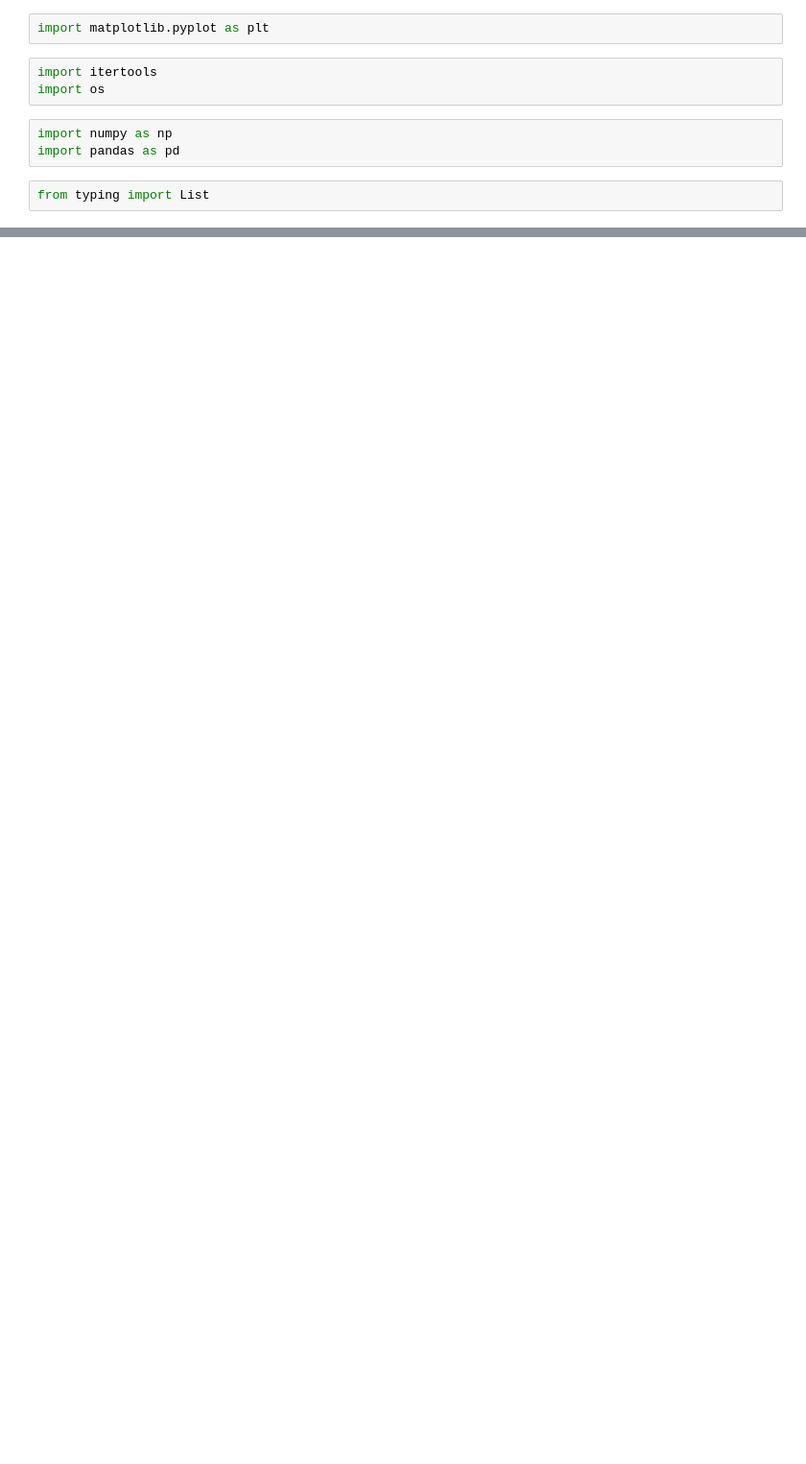
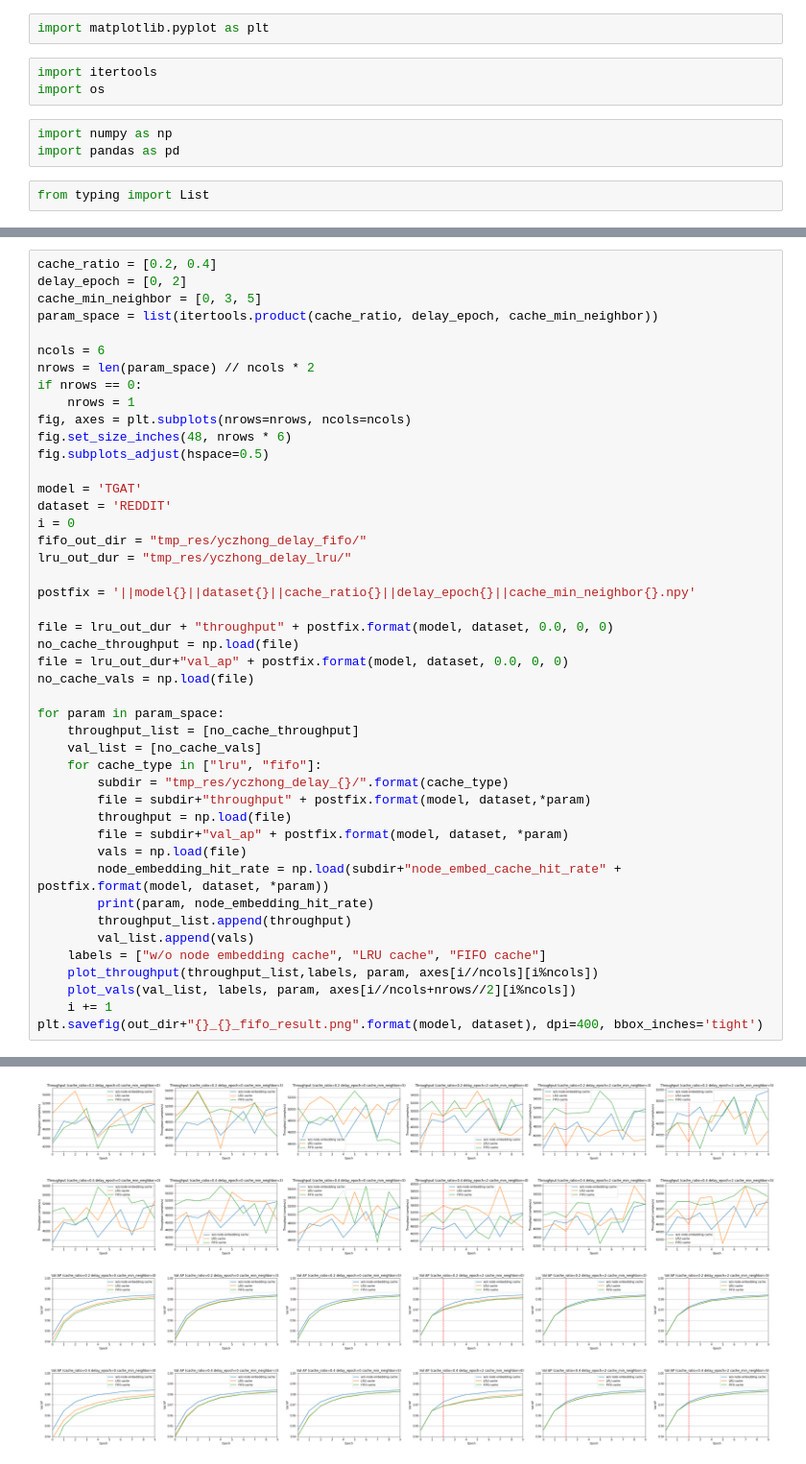
Before and after one commit to jasperzhong/GNNFlow, a Jupyter notebook: scripts/plot.ipynb, the cells around one changed output, grey strips where cells are left out. Shown at 96% size. Saved outputs shown, nothing was run; the diff lists cells and outputs as text; blank space fills up the shorter version.

```diff
--- a/scripts/plot.ipynb
+++ b/scripts/plot.ipynb
@@ -78,0 +92,46 @@ plt.savefig(out_dir+"{}_{}_result.png".format(model, dataset), dpi=400, bbox_inc
+# %%
+cache_ratio = [0.2, 0.4]
+delay_epoch = [0, 2]
+cache_min_neighbor = [0, 3, 5]
+param_space = list(itertools.product(cache_ratio, delay_epoch, cache_min_neighbor))
+
+ncols = 6
+nrows = len(param_space) // ncols * 2
+if nrows == 0:
+    nrows = 1
+fig, axes = plt.subplots(nrows=nrows, ncols=ncols)
+fig.set_size_inches(48, nrows * 6)
+fig.subplots_adjust(hspace=0.5)
+
+model = 'TGAT'
+dataset = 'REDDIT'
+i = 0
+fifo_out_dir = "tmp_res/yczhong_delay_fifo/"
+lru_out_dur = "tmp_res/yczhong_delay_lru/"
+
+postfix = '||model{}||dataset{}||cache_ratio{}||delay_epoch{}||cache_min_neighbor{}.npy'
+
+file = lru_out_dur + "throughput" + postfix.format(model, dataset, 0.0, 0, 0)
+no_cache_throughput = np.load(file)
+file = lru_out_dur+"val_ap" + postfix.format(model, dataset, 0.0, 0, 0)
+no_cache_vals = np.load(file)
+
+for param in param_space:
+    throughput_list = [no_cache_throughput]
+    val_list = [no_cache_vals]
+    for cache_type in ["lru", "fifo"]:
+        subdir = "tmp_res/yczhong_delay_{}/".format(cache_type)
+        file = subdir+"throughput" + postfix.format(model, dataset,*param)
+        throughput = np.load(file)
+        file = subdir+"val_ap" + postfix.format(model, dataset, *param)
+        vals = np.load(file)
+        node_embedding_hit_rate = np.load(subdir+"node_embed_cache_hit_rate" + postfix.format(model, dataset, *param))
+        print(param, node_embedding_hit_rate)
+        throughput_list.append(throughput)
+        val_list.append(vals)
+    labels = ["w/o node embedding cache", "LRU cache", "FIFO cache"]
+    plot_throughput(throughput_list,labels, param, axes[i//ncols][i%ncols])
+    plot_vals(val_list, labels, param, axes[i//ncols+nrows//2][i%ncols])
+    i += 1
+plt.savefig(out_dir+"{}_{}_fifo_result.png".format(model, dataset), dpi=400, bbox_inches='tight')
+# %% [output]
@@ -78,0 +155 @@ plt.savefig(out_dir+"{}_{}_result.png".format(model, dataset), dpi=400, bbox_inc
+[figure, added]
```
Also changed, not shown: parts of 5 cells of this notebook, 4 other files.
